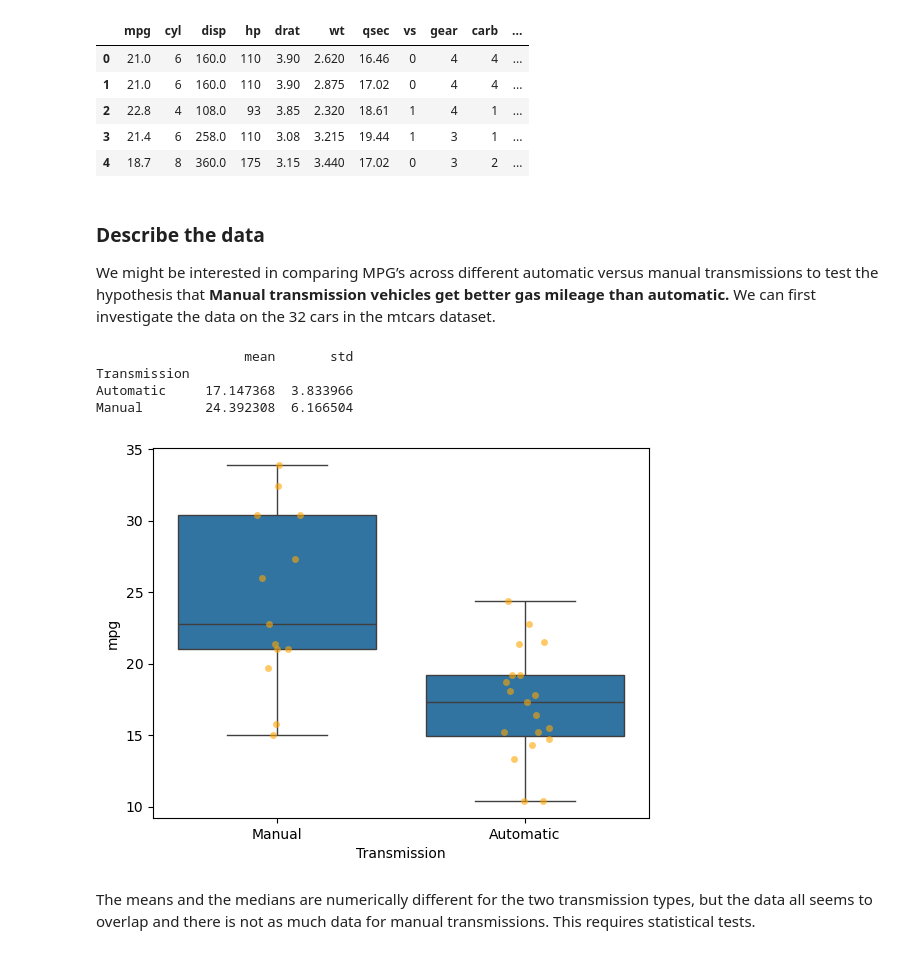
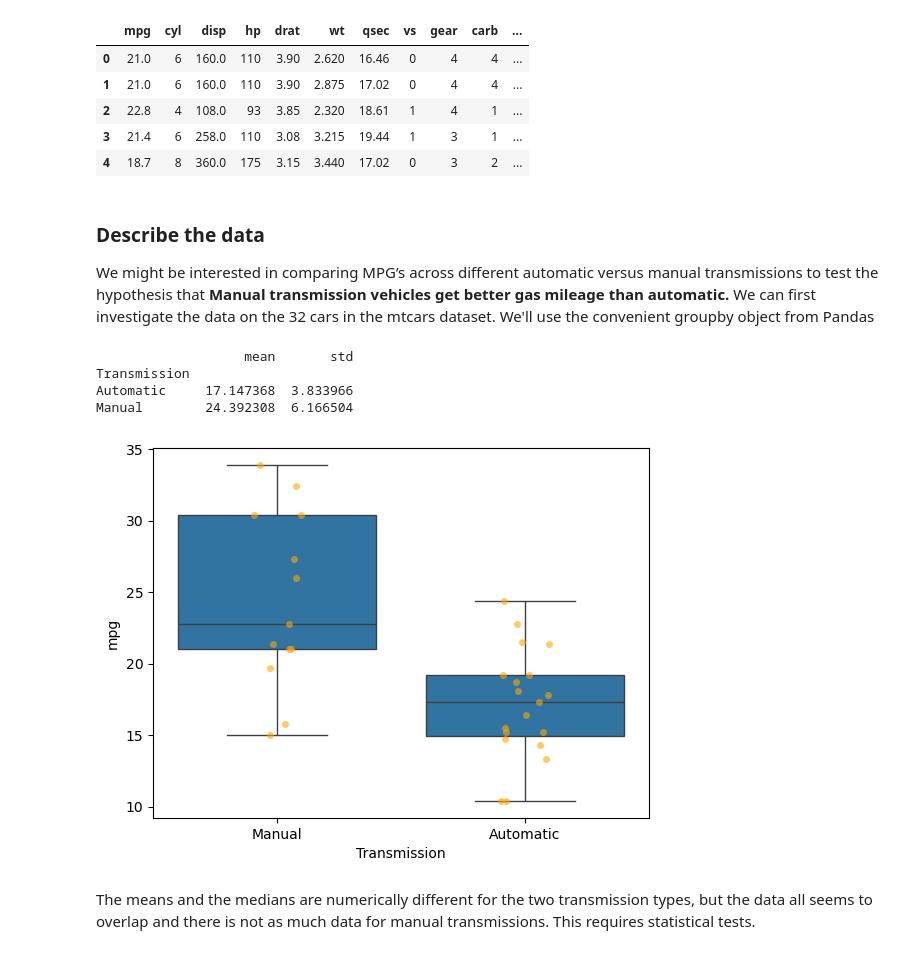
Before and after one commit to drchase55/NNU_nih_python_jrc, a Jupyter notebook: Module_2/Submodule_2_Tutorial4_InferentialStatistics.ipynb, the cells around one changed output. Cells and saved outputs as stored; diff of their text form; code cells hidden in the pictures.

Commit message:
Update
Rearranging/removing some material, new datasets, new quizzes mainly for module 2

```diff
--- a/Module_2/Submodule_2_Tutorial4_InferentialStatistics.ipynb
+++ b/Module_2/Submodule_2_Tutorial4_InferentialStatistics.ipynb
@@ -82,19 +94,20 @@ mtcars.head()
 # %% [markdown]
 ### Describe the data
 We might be interested in comparing MPG’s across different automatic versus manual transmissions to test the hypothesis that **Manual transmission vehicles get better gas mileage than automatic.**
-We can first investigate the data on the 32 cars in the mtcars dataset.
+We can first investigate the data on the 32 cars in the mtcars dataset. We'll use the convenient groupby object from Pandas
 # %%
 ## Comparing Two Distributions
-result= mtcars.groupby("Transmission")["mpg"].agg(["mean", "std"])
+mtcars_group=mtcars.groupby("Transmission")
+result=mtcars_group["mpg"].agg(["mean","std"])
 print(result)
 sns.boxplot(x="Transmission", y="mpg", data=mtcars);
 sns.stripplot(x="Transmission", y="mpg", data=mtcars, color="orange", alpha=0.6, jitter=True);
 # %% [output]
                    mean       std
 Transmission
 Automatic     17.147368  3.833966
 Manual        24.392308  6.166504
-[figure, old version]
+[figure, new version]
 # %% [markdown]
 The means and the medians are numerically different for the two transmission types, but the data all seems to overlap and there is not as much data for manual transmissions. This requires statistical tests.
 # %% [markdown]
```
Also changed, not shown: parts of 76 cells of this notebook, 5 other files.
